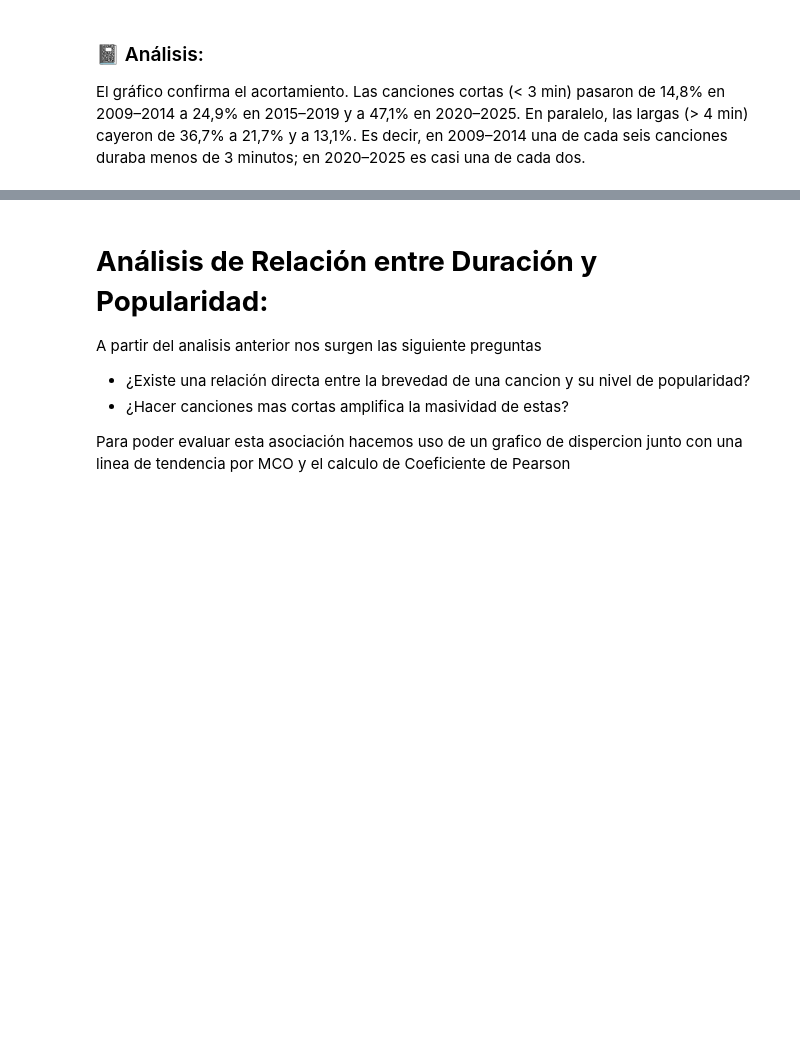
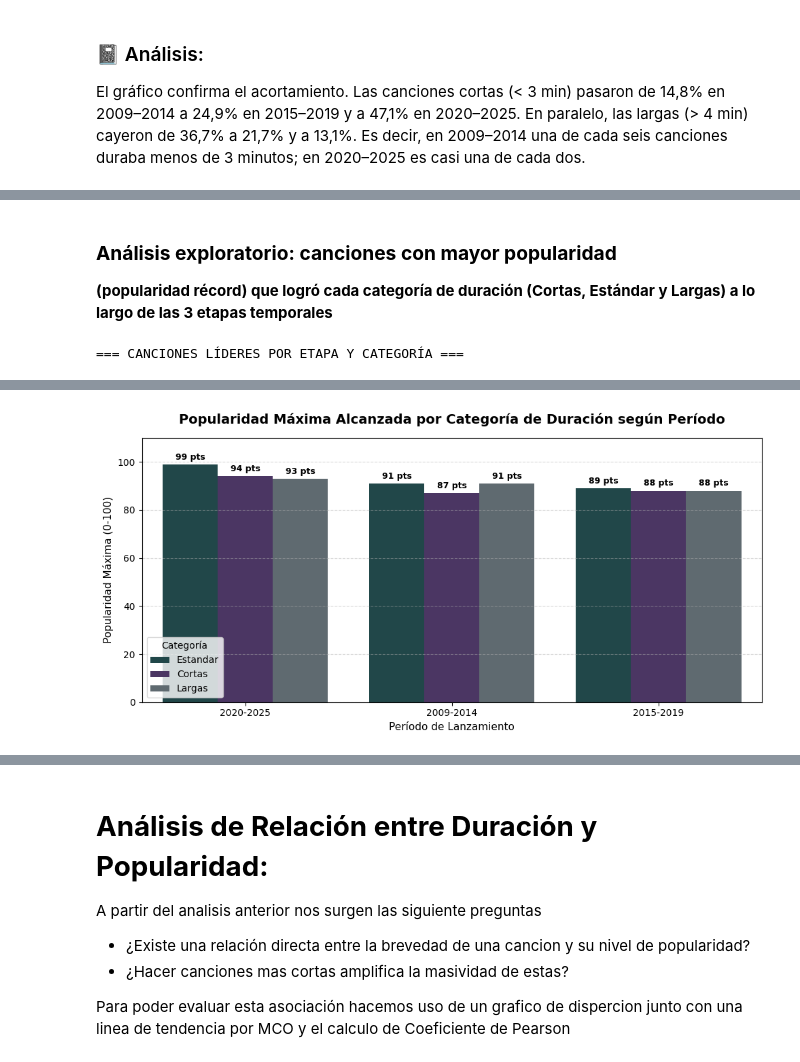
Before and after one commit to OjedaRocio/TP-Grupal-Laboratorio-2C-2026, a Jupyter notebook: TP_Grupal.ipynb, the cells around one changed output, grey strips where cells are left out. Cells and saved outputs as stored; diff of their text form; code cells hidden in the pictures; blank space fills up the shorter version.

```diff
--- a/TP_Grupal.ipynb
+++ b/TP_Grupal.ipynb
@@ -722,0 +726,13 @@ plt.show()
+# %%
+# 1. Asegurar que 'Año de lanzamiento' sea numérico para filtrar correctamente
+df['year_temp'] = pd.to_numeric(df['Año de lanzamiento'], errors='coerce')
+
+# Si la columna tiene fechas completas en lugar de años solos, descomentá la siguiente línea:
+# df['year_temp'] = pd.to_datetime(df['Año de lanzamiento'], errors='coerce').dt.year
+
+# 2. Filtrar canciones de 2021 y ordenar por duración
+outliers_2021 = df[df['year_temp'] == 2021].sort_values(by='Duración (minutos)', ascending=False)
+
+# 3. Mostrar las canciones más largas de 2021
+cols = ['Nombre de la canción', 'Nombre del artista', 'Duración (minutos)']
+outliers_2021[cols].head(10)
@@ -876,0 +1165,66 @@ El gráfico confirma el acortamiento. Las canciones cortas (< 3 min) pasaron de
+# %% [markdown]
+### **Análisis exploratorio: canciones con mayor popularidad**
+**(popularidad récord) que logró cada categoría de duración (Cortas, Estándar y Largas) a lo largo de las 3 etapas temporales**
+# %%
+
+# 1. Definir los períodos temporales
+def asignar_periodo(year):
+    if 2009 <= year <= 2014:
+        return '2009-2014'
+    elif 2015 <= year <= 2019:
+        return '2015-2019'
+    elif 2020 <= year <= 2025:
+        return '2020-2025'
+    return None
+
+df['Periodo'] = df['year_temp'].apply(asignar_periodo)
+
+# 2. Obtener la canción más popular de cada categoría en cada período
+df_filtrado = df.dropna(subset=['Periodo', 'Categoria_Duracion', 'Popularidad de la canción'])
+
+lideres_etapas = (
+    df_filtrado.sort_values(by='Popularidad de la canción', ascending=False)
+    .groupby(['Periodo', 'Categoria_Duracion'], observed=False)
+    .head(1)
+    .reset_index(drop=True)
+)
+
+# 3. Mostrar la tabla resultadante ordenada
+cols_ver = ['Periodo', 'Categoria_Duracion', 'Nombre de la canción', 'Nombre del artista', 'Popularidad de la canción', 'Duración (minutos)']
+print("=== CANCIONES LÍDERES POR ETAPA Y CATEGORÍA ===")
+display(lideres_etapas[cols_ver].sort_values(by=['Periodo', 'Categoria_Duracion']))
+
+# 4. Generar el gráfico visual para la presentación
+plt.figure(figsize=(10, 5))
+palette_colors = {'Cortas': '#4A2E6B', 'Estandar': '#1B4D4F', 'Largas': '#5C6B73'}
+
+ax = sns.barplot(
+    data=lideres_etapas,
+    x='Periodo',
+    y='Popularidad de la canción',
+    hue='Categoria_Duracion',
+    palette=palette_colors
+)
+
+# Configuración del gráfico
+plt.title('Popularidad Máxima Alcanzada por Categoría de Duración según Período', fontsize=14, pad=15, fontweight='bold')
+plt.xlabel('Período de Lanzamiento', fontsize=11)
+plt.ylabel('Popularidad Máxima (0-100)', fontsize=11)
+plt.ylim(0, 110)
+plt.legend(title='Categoría', frameon=True)
+plt.grid(axis='y', linestyle='--', alpha=0.5)
+
+# Agregar etiquetas de nombre de canción sobre las barras
+for p in ax.patches:
+    height = p.get_height()
+    if height > 0:
+        ax.annotate(f'{int(height)} pts',
+                    (p.get_x() + p.get_width() / 2., height),
+                    ha='center', va='bottom',
+                    fontsize=9, fontweight='bold',
+                    xytext=(0, 3), textcoords='offset points')
+
+plt.tight_layout()
+plt.show()
+# %% [output]
+=== CANCIONES LÍDERES POR ETAPA Y CATEGORÍA ===
@@ -876,0 +1241 @@ El gráfico confirma el acortamiento. Las canciones cortas (< 3 min) pasaron de
+[figure, added]
```
Also changed, not shown: parts of 19 cells of this notebook.
